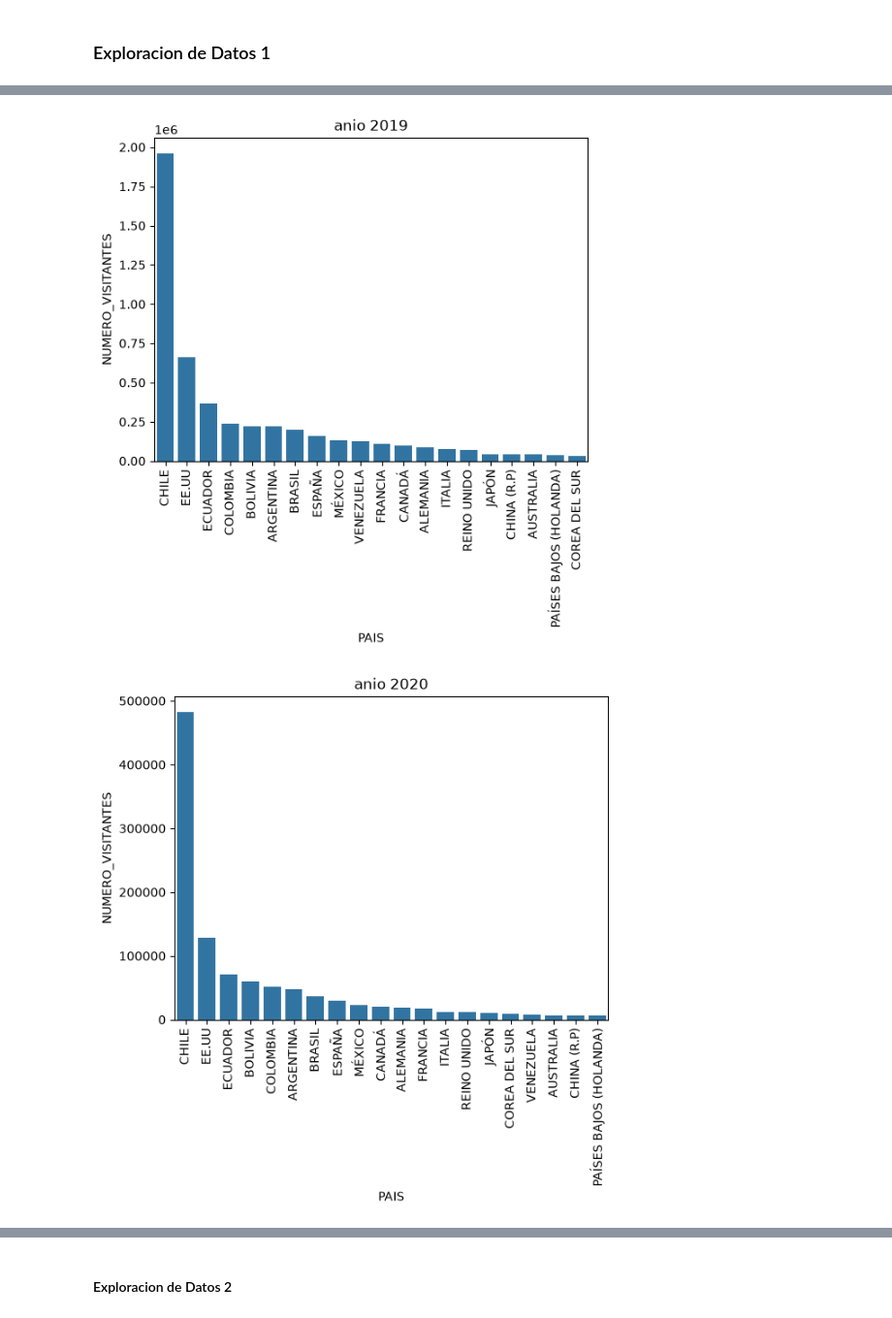
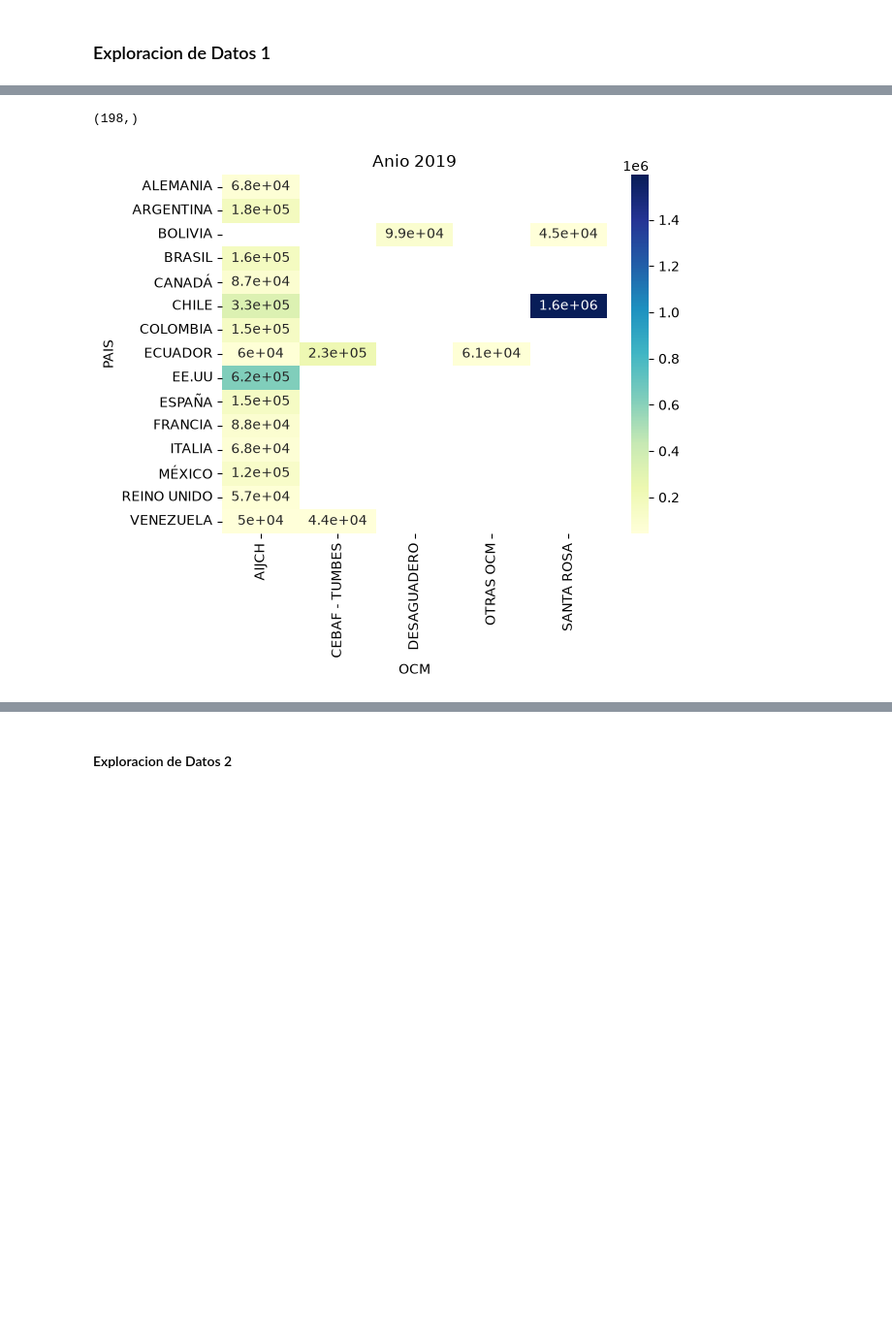
Before and after one commit to jp21bp/DS_Proyectos, a Jupyter notebook: 3_SegmentacionClientes/eda2.ipynb, the cells around one changed output, grey strips where cells are left out. Shown at 97% size. Cells and saved outputs as stored; diff of their text form; code cells hidden in the pictures; blank space fills up the shorter version.

Commit message:
Termine insights y visuales del primer conjunto

```diff
--- a/3_SegmentacionClientes/eda2.ipynb
+++ b/3_SegmentacionClientes/eda2.ipynb
@@ -194,3 +201,11 @@ df_1 = df_1.drop(columns=['FECHA_CORTE', 'MES', 'TIPO_VISITANTE'])
 cuant_vars_1 = ['NUMERO_VISITANTES']
 ### Cualitativo
 cual_vars_1 = list(set(df_1.columns)- set(cuant_vars_1))
+
+#### Cambiando AIJC abbreviacion
+tmp = df_1[df_1['OCM']=='AEROPUERTO INTERNACIONAL JORGE CHÁVEZ'].index
+df_1.loc[tmp, 'OCM'] = 'AIJCH'
+del tmp
+
+#### Resumen
+df_1.info()
@@ -197,6 +230,10 @@ cual_vars_1 = list(set(df_1.columns)- set(cuant_vars_1))
+# %%
+df_1['OCM'].value_counts()
+df_1['PAIS'].value_counts().shape
+# %% [output]
+(198,)
 # %%
-##### Explorando diferentes group by
-#### Group by: ANIO
+##### Explorando relacion entre 'ANIO', 'PAIS', y 'UNMERO_VISITANTES'
 # df_1[['ANIO','PAIS']].groupby('ANIO').value_counts()
     # Cada (anio, pais) aparece 12 meses* 6 OCMS
             # * 2 tipos de visitantes = 144 veces
@@ -213,49 +250,77 @@ cual_vars_1 = list(set(df_1.columns)- set(cuant_vars_1))
 #     # MALO: los valores de "NUMERO_VISITANTE" no cambian
 
 
-tmp = df_1[['ANIO','PAIS','NUMERO_VISITANTES', 'OCM']]\
-    .groupby(['ANIO','PAIS'], as_index=False)\
+df_APN = df_1[['ANIO','PAIS','NUMERO_VISITANTES', 'OCM']]\
+    .groupby(['ANIO','PAIS', 'OCM'], as_index=False)\
     ['NUMERO_VISITANTES'].sum()\
-    .sort_values(by=['ANIO', 'NUMERO_VISITANTES'], ascending=[True, False])\
+    # .sort_values(by=['ANIO', 'NUMERO_VISITANTES'], ascending=[True, False])\
     # Correcto: se puede ver como 'NUMERO_VISITANTE" cambia
             # por 'PAIS', por 'ANIO'
     # Detalles de arriba:
         #'OCM' no importa pq no se usa en otras partes de esta linea
         # group by = bundle
             # group_by[['ANIO','PAIS']] => bundle 'ANIO' y 'PAIS' para que sean distinctos
         # Suma por 'NUMERO_VISITANTES'
             # Pero tambien puede ser "mean", "median", etc.
 
 
 
 
 # tmp[tmp['NUMERO_VISITANTES']> 0]\
 #     .groupby('ANIO', as_index=False)['PAIS'].count()
     # Numero de paises con 'NUMERO_VISITANTES'>10k, grouped by 'ANIO'
     # al poner "['PAIS'].sum()", les hace concat a todos los strings
         # pq 'str1' + 'str2' = 'str1str2'
 
 
 
 # tmp.groupby('ANIO', as_index=False)['PAIS'].count()
     # Esta linea demuestra que existen 198 paises investigados
 
 
 # Graficando como los numero de visitantes por pais
         # cambiaron por los anios
+# for anio in range(2019, 2026, 1):
+#     dftmp = df_APN[df_APN['ANIO']==anio].sort_values(by='NUMERO_VISITANTES', ascending=False)
+#     chart = sns.barplot(
+#         x = dftmp['PAIS'][:20],
+#         y = dftmp['NUMERO_VISITANTES'][:20]
+#     )
+#     chart.set_xticklabels(chart.get_xticklabels(), rotation=90)
+#     chart.set_title(f'anio {anio}')
+#     plt.show()
+#     break
+
+
+
+
+#### Heatmap del OCM usado por cada pais
 for anio in range(2019, 2026, 1):
-    dftmp = tmp[tmp['ANIO']==anio].sort_values(by='NUMERO_VISITANTES', ascending=False)
-    chart = sns.barplot(
-        x = dftmp['PAIS'][:20],
-        y = dftmp['NUMERO_VISITANTES'][:20]
-    )
-    chart.set_xticklabels(chart.get_xticklabels(), rotation=90)
-    chart.set_title(f'anio {anio}')
+    heatmap_data = df_APN[df_APN['ANIO']==anio]\
+        .sort_values(by=['ANIO','NUMERO_VISITANTES'], ascending=[True,False])[:20]\
+        .pivot_table(
+            index='PAIS',
+            columns='OCM',
+            values='NUMERO_VISITANTES',
+            # aggfunc='sum',
+        )
+    sns.heatmap(heatmap_data, annot=True, cmap='YlGnBu')
+    plt.title(f'Anio {anio}')
     plt.show()
+    break
+
+
+#### Heatmap usando matplotlib
+# CANTIDAD = 0
+# plt.scatter(df_APN['PAIS'][:CANTIDAD], df_APN['OCM'][:CANTIDAD], s=df_APN['NUMERO_VISITANTES'][:CANTIDAD], c=df_APN['NUMERO_VISITANTES'][:CANTIDAD], cmap='plasma', alpha=0.6)
+# plt.xlabel('X')
+# plt.ylabel('Y')
+# plt.title('Gráfico de burbujas para 3 variables')
+# plt.colorbar(label='Variable Z')
+# plt.show()
 
 
 
 # df_1[['ANIO','PAIS','NUMERO_VISITANTES']].pivot(index="ANIO", columns="PAIS", values="NUMERO_VISITANTES")
 # %% [output]
-[figure, old version]
+[figure, new version]
-[figure, removed]
```
Also changed, not shown: parts of 10 cells of this notebook, 3 other files.
